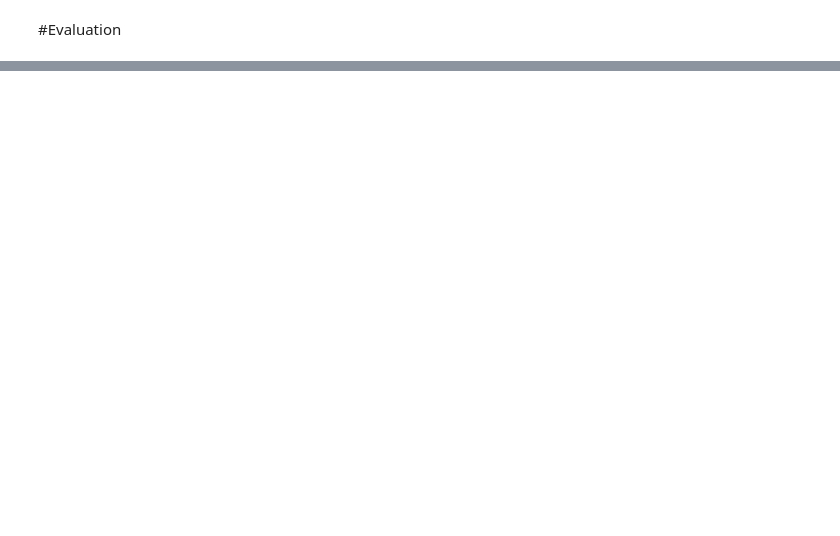
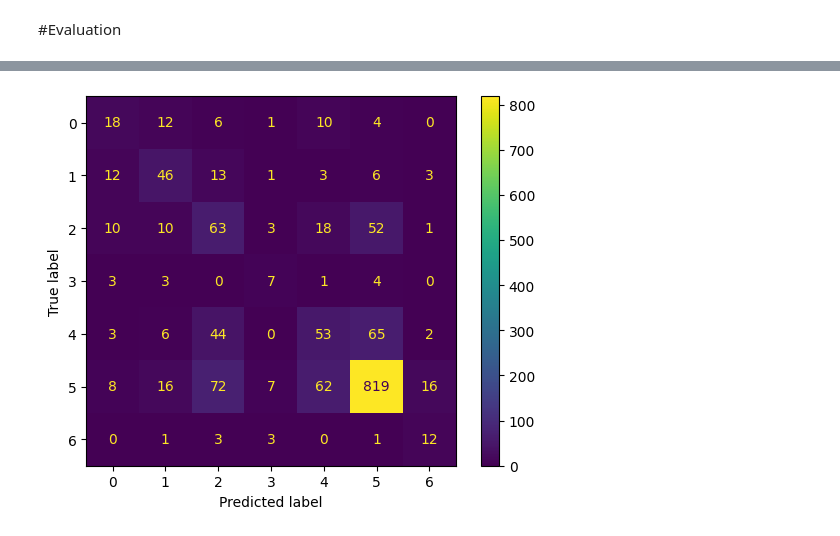
Before and after one commit to Check-Your-Skin/checkyourskin-ml_model, a Jupyter notebook: Data Preparation/HAM10000_DP.ipynb, the cells around one changed output, grey strips where cells are left out. Saved outputs shown, nothing was run; the diff lists cells and outputs as text; code cells hidden in the pictures; blank space fills up the shorter version.

```diff
--- a/Data Preparation/HAM10000_DP.ipynb
+++ b/Data Preparation/HAM10000_DP.ipynb
@@ -251,0 +269,7 @@ plt.show()
+# %%
+Y_pred = model.predict(x_test)
+Y_pred = np.argmax(Y_pred,axis=1)
+Y_test = np.argmax(y_test,axis=1)
+ConfusionMatrixDisplay.from_predictions(Y_test, Y_pred)
+plt.show()
+# %% [output]
@@ -251,0 +277 @@ plt.show()
+[figure, added]
```
Also changed, not shown: parts of 13 cells of this notebook.
